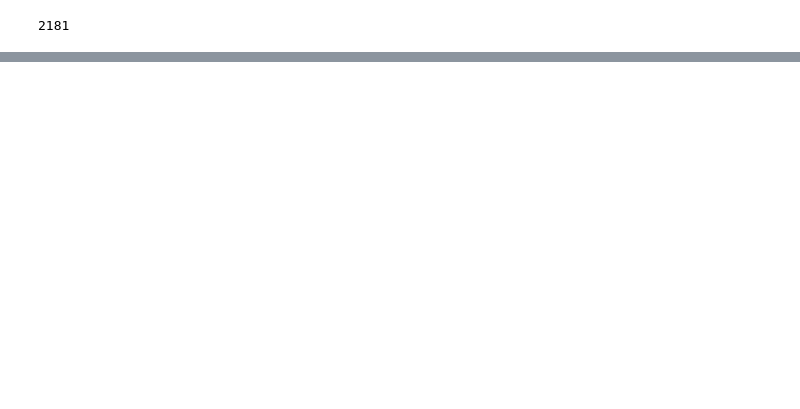
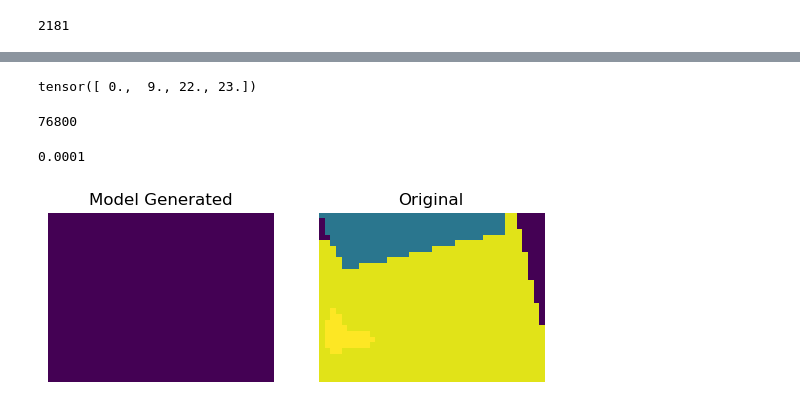
Before and after one commit to tarmst/snn, a Jupyter notebook: EVIMO_Best_Segmentation.ipynb, the cells around one changed output, grey strips where cells are left out. Drawn from its saved outputs; the diff is of its cells as text; code cells hidden in the pictures; blank space fills up the shorter version.

```diff
--- a/EVIMO_Best_Segmentation.ipynb
+++ b/EVIMO_Best_Segmentation.ipynb
@@ -106,12 +117,13 @@ class EVIMOMask(Dataset):
 
         mask = torch.from_numpy(np.asarray([item["mask"]])).to(torch.int64)
 
-        one_hot_mask = torch.nn.functional.one_hot(mask, num_classes=num_classes).transpose(1, 3).transpose(2, 3) # Conversion into Batch, Channels, H, W
+        #mask = torch.nn.functional.one_hot(mask, num_classes=num_classes).transpose(1, 3).transpose(2, 3) # Conversion into Batch, Channels, H, W
 
         # Downsize the mask.
-        resized_mask = tt.functional.resize(one_hot_mask, self.output_size, antialias=True)
+        mask = tt.functional.resize(mask, self.output_size, antialias=True, interpolation=InterpolationMode.NEAREST_EXACT)
 
-        return torch.from_numpy(events).to(torch.float), resized_mask.squeeze()
+
+        return torch.from_numpy(events).to(dtype), mask.squeeze().to(dtype)#resized_mask.squeeze()
 
     def get_original_mask(self, index):
         dir, index = self.get_dir_index(index)
@@ -136,6 +148,3 @@ dataset = EVIMOMask(dirs=dirs, output_size=output_size, num_bins_per_frame=num_b
 len(dataset)
 # %% [output]
 2181
-# %%
-bins, mask = dataset[2100]
-bins.shape, mask.shape
@@ -203,2 +254,0 @@ def forward_pass(data):
-# %%
-spk_rec, mem_rec = model(bins)
@@ -213,0 +263,40 @@ trainloader = DataLoader(dataset, batch_size=batch_size, shuffle=False)
+# %%
+masks.unique()
+# %% [output]
+tensor([ 0.,  9., 22., 23.])
+# %%
+240*320
+# %% [output]
+76800
+# %%
+1e-4
+# %% [output]
+0.0001
+# %%
+def compare_masks(dataset, index, time_step, showonlydiff=False):
+    data, mask = dataset[index]
+    data = data.to(device).to(torch.float)
+
+    data = data.reshape(1, 8, 1, 480, 640)
+    #print(data.shape)
+
+    spk_rec, mem_rec = model(data)
+
+    output_mask = spk_rec[time_step].squeeze().argmax(dim=0)
+    #mask = mask.argmax(dim=0)
+
+
+
+    if not showonlydiff or output_mask.count_nonzero() > 0:
+        fig, axes = plt.subplots(ncols=2, nrows=1)
+        axes.ravel()[0].imshow(output_mask.tolist())
+        axes.ravel()[0].set_title("Model Generated")
+        axes.ravel()[0].set_axis_off()
+        axes.ravel()[1].imshow(mask.tolist())
+        axes.ravel()[1].set_title("Original")
+        axes.ravel()[1].set_axis_off()
+
+        plt.show()
+
+
+    return output_mask, mask
@@ -214 +305,5 @@ trainloader = DataLoader(dataset, batch_size=batch_size, shuffle=False)
+# %%
+_, _ = compare_masks(dataset, index=0, time_step=0)
+# %% [output]
+[figure, added]
 # %%
```
Also changed, not shown: parts of 22 cells of this notebook.
